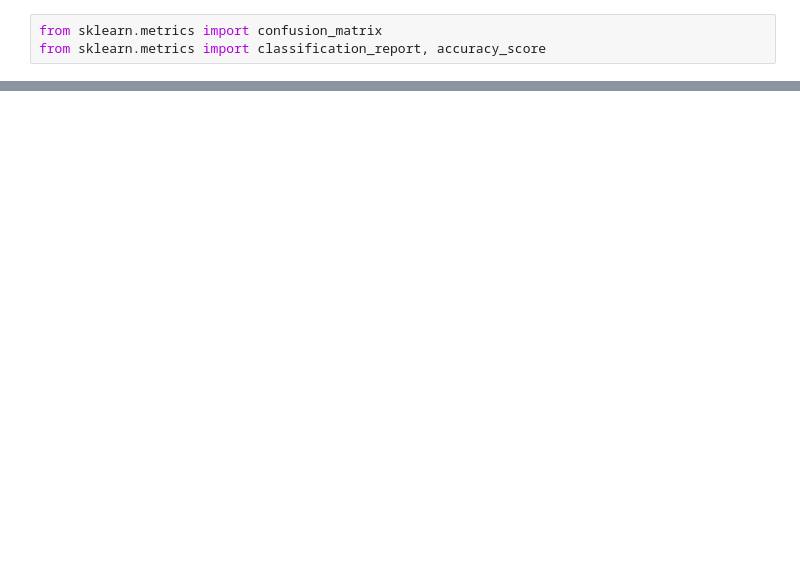
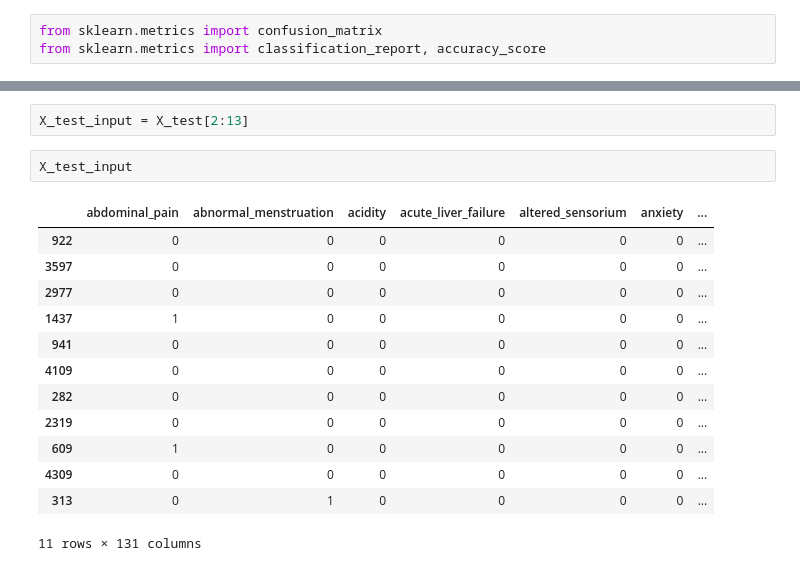
Before and after one commit to akash-ravi/health-bot, a Jupyter notebook: Disease_pred.ipynb, the cells around one changed output, grey strips where cells are left out. Cells and saved outputs as stored; diff of their text form; blank space fills up the shorter version.

```diff
--- a/Disease_pred.ipynb
+++ b/Disease_pred.ipynb
@@ -315,0 +355,18 @@ weighted avg       1.00      1.00      1.00      1624
+# %%
+X_test_input = X_test[2:13]
+# %%
+X_test_input
+# %% [output]
+|  | abdominal_pain | abnormal_menstruation | acidity | acute_liver_failure | altered_sensorium | anxiety | ... |
+| 922 | 0 | 0 | 0 | 0 | 0 | 0 | ... |
+| 3597 | 0 | 0 | 0 | 0 | 0 | 0 | ... |
+| 2977 | 0 | 0 | 0 | 0 | 0 | 0 | ... |
+| 1437 | 1 | 0 | 0 | 0 | 0 | 0 | ... |
+| 941 | 0 | 0 | 0 | 0 | 0 | 0 | ... |
+| 4109 | 0 | 0 | 0 | 0 | 0 | 0 | ... |
+| 282 | 0 | 0 | 0 | 0 | 0 | 0 | ... |
+| 2319 | 0 | 0 | 0 | 0 | 0 | 0 | ... |
+| 609 | 1 | 0 | 0 | 0 | 0 | 0 | ... |
+| 4309 | 0 | 0 | 0 | 0 | 0 | 0 | ... |
+| 313 | 0 | 1 | 0 | 0 | 0 | 0 | ... |
+11 rows × 131 columns
```
Also changed, not shown: parts of 40 cells of this notebook.
